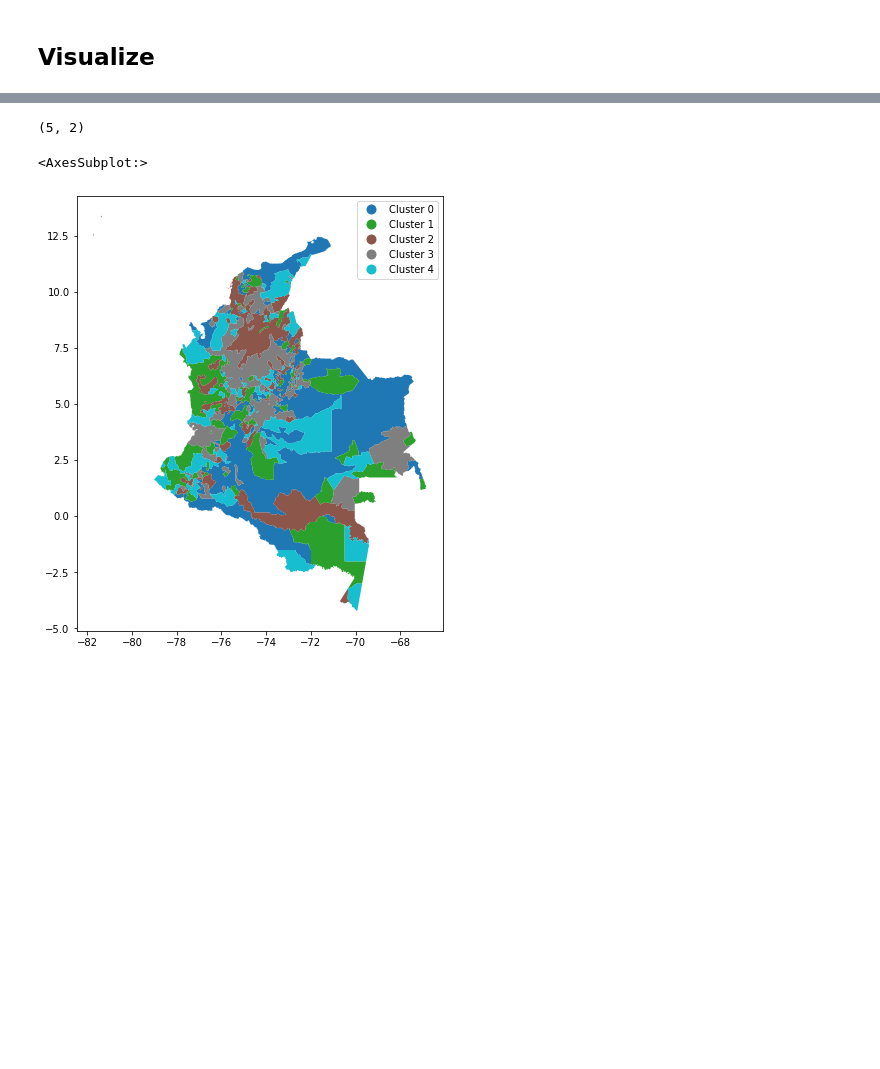
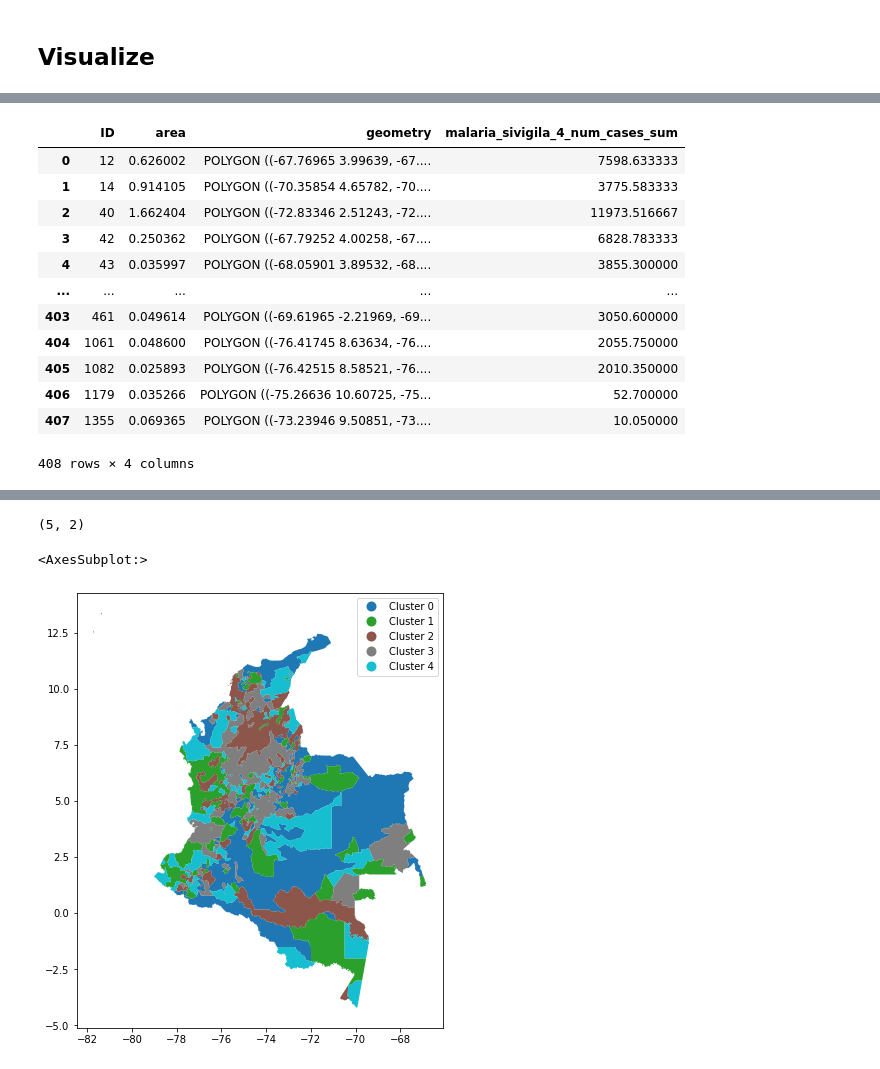
Before and after one commit to Data-Lama/pathogen_study_regions_generator, a Jupyter notebook: results/Rivers.ipynb, the cells around one changed output, grey strips where cells are left out. Saved outputs shown, nothing was run; the diff lists cells and outputs as text; code cells hidden in the pictures; blank space fills up the shorter version.

```diff
--- a/results/Rivers.ipynb
+++ b/results/Rivers.ipynb
@@ -85,0 +118,19 @@ flow.run()
+# %%
+df = flow.df_embedded_vector[['ID','malaria_sivigila_4_num_cases_sum']].groupby(['ID']).sum().reset_index()
+df = flow.initial_geometry.merge(df)
+#df.malaria_sivigila_4_num_cases_sum = df.malaria_sivigila_4_num_cases_sum / df.geometry.to_crs('EPSG:3395').area
+display(df)
+# %% [output]
+|  | ID | area | geometry | malaria_sivigila_4_num_cases_sum |
+| 0 | 12 | 0.626002 | POLYGON ((-67.76965 3.99639, -67.... | 7598.633333 |
+| 1 | 14 | 0.914105 | POLYGON ((-70.35854 4.65782, -70.... | 3775.583333 |
+| 2 | 40 | 1.662404 | POLYGON ((-72.83346 2.51243, -72.... | 11973.516667 |
+| 3 | 42 | 0.250362 | POLYGON ((-67.79252 4.00258, -67.... | 6828.783333 |
+| 4 | 43 | 0.035997 | POLYGON ((-68.05901 3.89532, -68.... | 3855.300000 |
+| ... | ... | ... | ... | ... |
+| 403 | 461 | 0.049614 | POLYGON ((-69.61965 -2.21969, -69... | 3050.600000 |
+| 404 | 1061 | 0.048600 | POLYGON ((-76.41745 8.63634, -76.... | 2055.750000 |
+| 405 | 1082 | 0.025893 | POLYGON ((-76.42515 8.58521, -76.... | 2010.350000 |
+| 406 | 1179 | 0.035266 | POLYGON ((-75.26636 10.60725, -75... | 52.700000 |
+| 407 | 1355 | 0.069365 | POLYGON ((-73.23946 9.50851, -73.... | 10.050000 |
+408 rows × 4 columns
```
Also changed, not shown: parts of 7 cells of this notebook, 2 other files.
